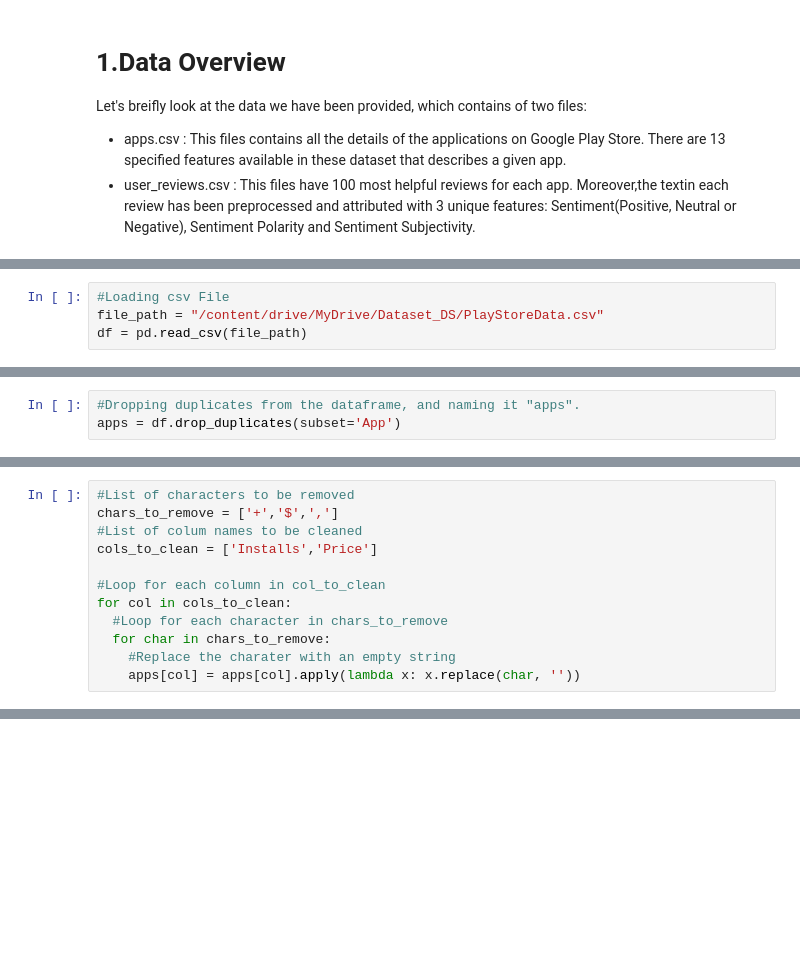
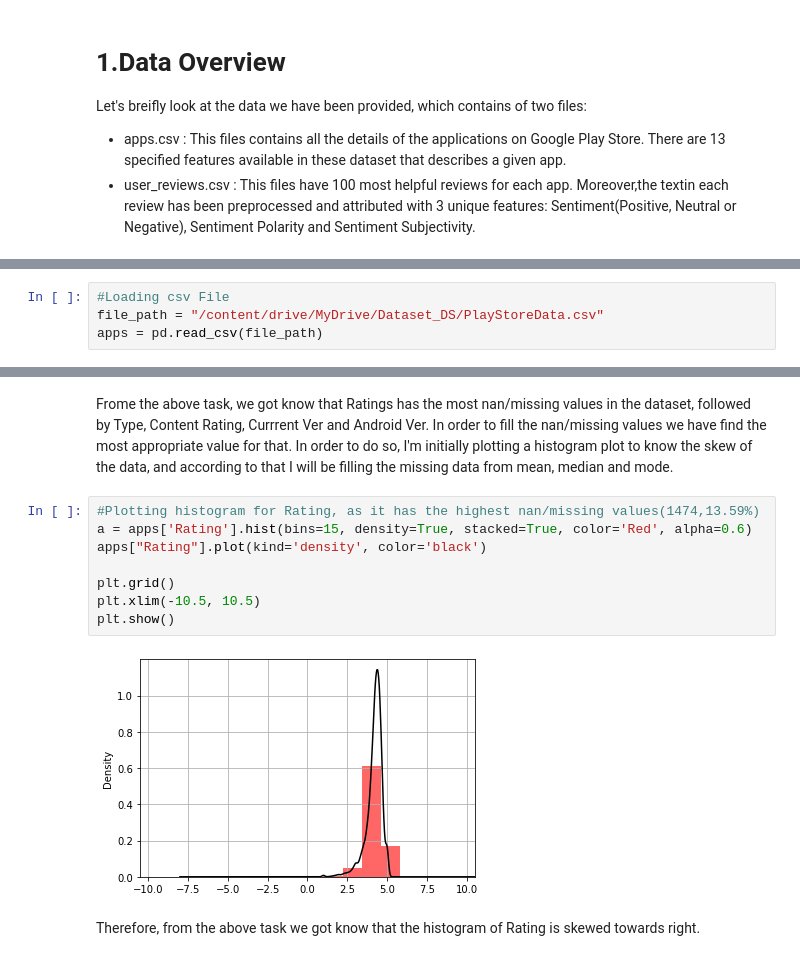
Before and after one commit to AkshatHotCode/playstoreappreview_eda, a Jupyter notebook: Akshat_Rajvanshi_Play_Store_App_Review_Analysis_Capstone_Project.ipynb, the cells around one changed output, grey strips where cells are left out. Cells and saved outputs as stored; diff of their text form; blank space fills up the shorter version.

```diff
--- a/Akshat_Rajvanshi_Play_Store_App_Review_Analysis_Capstone_Project.ipynb
+++ b/Akshat_Rajvanshi_Play_Store_App_Review_Analysis_Capstone_Project.ipynb
@@ -29,4 +32,4 @@ Mounted at /content/drive
 # %%
 #Loading csv File
 file_path = "/content/drive/MyDrive/Dataset_DS/PlayStoreData.csv"
-df = pd.read_csv(file_path)
+apps = pd.read_csv(file_path)
@@ -105,3 +35,0 @@ Therefore, from above operations we got to know that there are approx 1181 dupli
-# %%
-#Dropping duplicates from the dataframe, and naming it "apps".
-apps = df.drop_duplicates(subset='App')
@@ -154,12 +71,0 @@ I am using the loop function do it effectively and efficiently.
-# %%
-#List of characters to be removed
-chars_to_remove = ['+','$',',']
-#List of colum names to be cleaned
-cols_to_clean = ['Installs','Price']
-
-#Loop for each column in col_to_clean
-for col in cols_to_clean:
-  #Loop for each character in chars_to_remove
-  for char in chars_to_remove:
-    #Replace the charater with an empty string
-    apps[col] = apps[col].apply(lambda x: x.replace(char, ''))
@@ -205,0 +114,14 @@ We can see that the desired special characters have been removed from the column
+# %% [markdown]
+Frome the above task, we got know that Ratings has the most nan/missing values in the dataset, followed by Type, Content Rating, Currrent Ver and Android Ver. In order to fill the nan/missing values we have find the most appropriate value for that. In order to do so, I'm initially plotting a histogram plot to know the skew of the data, and according to that I will be filling the missing data from mean, median and mode.
+# %%
+#Plotting histogram for Rating, as it has the highest nan/missing values(1474,13.59%)
+a = apps['Rating'].hist(bins=15, density=True, stacked=True, color='Red', alpha=0.6)
+apps["Rating"].plot(kind='density', color='black')
+
+plt.grid()
+plt.xlim(-10.5, 10.5)
+plt.show()
+# %% [output]
+[figure, added]
+# %% [markdown]
+Therefore, from the above task we got know that the histogram of Rating is skewed towards right.
```
Also changed, not shown: parts of 44 cells of this notebook.
